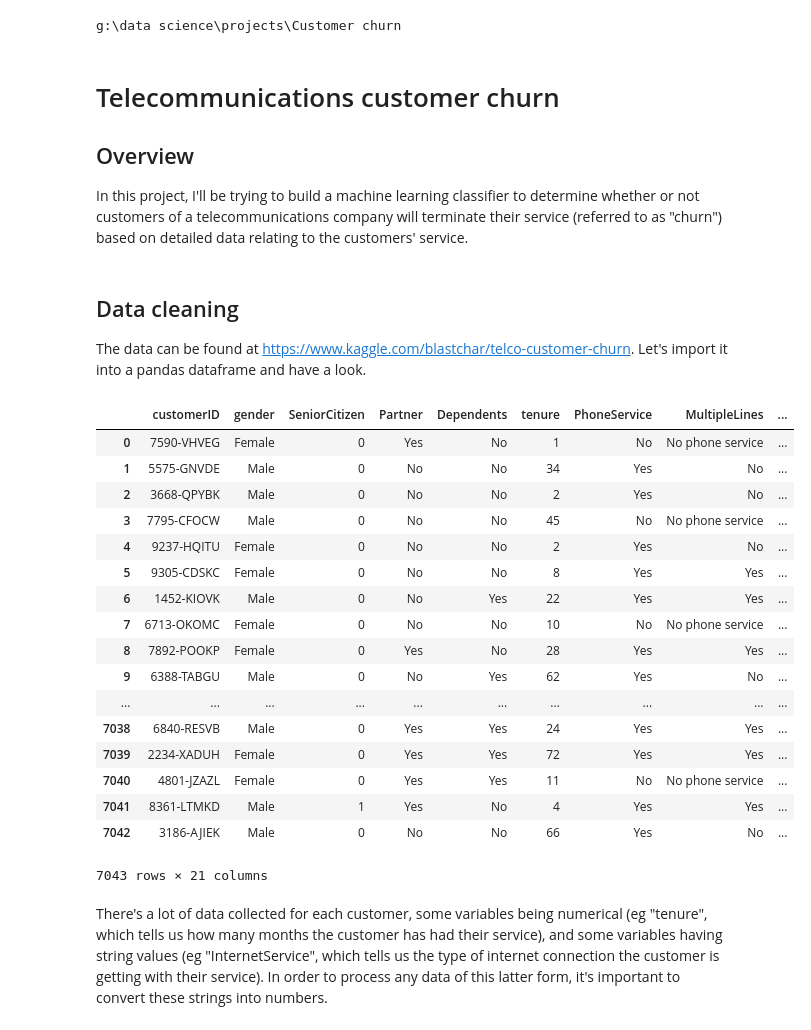
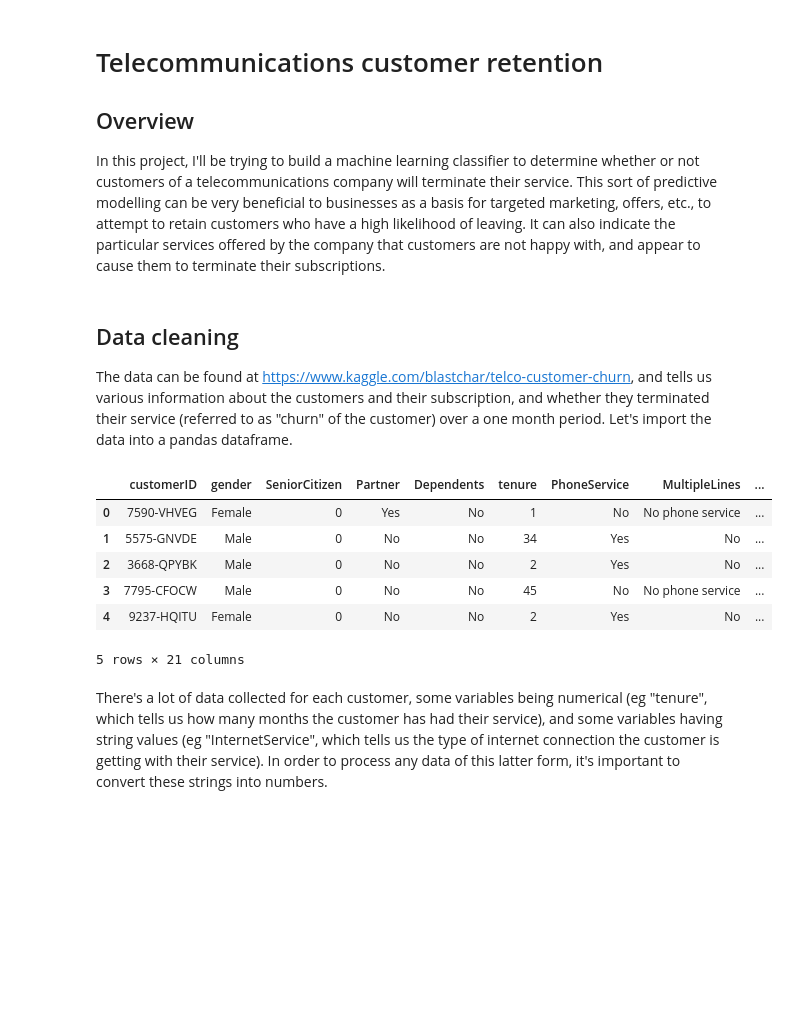
Before and after one commit to wjsloan/customer_retention, a Jupyter notebook: customer_retention.ipynb, the cells around one changed output. Cells and saved outputs as stored; diff of their text form; code cells hidden in the pictures; blank space fills up the shorter version.

```diff
--- a/customer_retention.ipynb
+++ b/customer_retention.ipynb
@@ -1,42 +1,27 @@
-# %%
-cd g:\data science\projects\Customer churn
-# %% [output]
-g:\data science\projects\Customer churn
 # %% [markdown]
-# Telecommunications customer churn
+# Telecommunications customer retention
 
 ## Overview
 
-In this project, I'll be trying to build a machine learning classifier to determine whether or not customers of a telecommunications company will terminate their service (referred to as "churn") based on detailed data relating to the customers' service.
+In this project, I'll be trying to build a machine learning classifier to determine whether or not customers of a telecommunications company will terminate their service. This sort of predictive modelling can be very beneficial to businesses as a basis for targeted marketing, offers, etc., to attempt to retain customers who have a high likelihood of leaving. It can also indicate the particular services offered by the company that customers are not happy with, and appear to cause them to terminate their subscriptions.
 # %% [markdown]
 ## Data cleaning
 
-The data can be found at https://www.kaggle.com/blastchar/telco-customer-churn. Let's import it into a pandas dataframe and have a look.
+The data can be found at https://www.kaggle.com/blastchar/telco-customer-churn, and tells us various information about the customers and their subscription, and whether they terminated their service (referred to as "churn" of the customer) over a one month period. Let's import the data into a pandas dataframe.
 # %%
 import pandas as pd
 import numpy as np
 
-data = pd.read_csv('churn-dataset.csv')
-data
+data = pd.read_csv('customer_retention_dataset.csv')
+data.head()
 # %% [output]
 |  | customerID | gender | SeniorCitizen | Partner | Dependents | tenure | PhoneService | MultipleLines | ... |
 | 0 | 7590-VHVEG | Female | 0 | Yes | No | 1 | No | No phone service | ... |
 | 1 | 5575-GNVDE | Male | 0 | No | No | 34 | Yes | No | ... |
 | 2 | 3668-QPYBK | Male | 0 | No | No | 2 | Yes | No | ... |
 | 3 | 7795-CFOCW | Male | 0 | No | No | 45 | No | No phone service | ... |
 | 4 | 9237-HQITU | Female | 0 | No | No | 2 | Yes | No | ... |
-| 5 | 9305-CDSKC | Female | 0 | No | No | 8 | Yes | Yes | ... |
-| 6 | 1452-KIOVK | Male | 0 | No | Yes | 22 | Yes | Yes | ... |
-| 7 | 6713-OKOMC | Female | 0 | No | No | 10 | No | No phone service | ... |
-| 8 | 7892-POOKP | Female | 0 | Yes | No | 28 | Yes | Yes | ... |
-| 9 | 6388-TABGU | Male | 0 | No | Yes | 62 | Yes | No | ... |
-| ... | ... | ... | ... | ... | ... | ... | ... | ... | ... |
-| 7038 | 6840-RESVB | Male | 0 | Yes | Yes | 24 | Yes | Yes | ... |
-| 7039 | 2234-XADUH | Female | 0 | Yes | Yes | 72 | Yes | Yes | ... |
-| 7040 | 4801-JZAZL | Female | 0 | Yes | Yes | 11 | No | No phone service | ... |
-| 7041 | 8361-LTMKD | Male | 1 | Yes | No | 4 | Yes | Yes | ... |
-| 7042 | 3186-AJIEK | Male | 0 | No | No | 66 | Yes | No | ... |
-7043 rows × 21 columns
+5 rows × 21 columns
 # %% [markdown]
 There's a lot of data collected for each customer, some variables being numerical (eg "tenure", which tells us how many months the customer has had their service), and some variables having string values (eg "InternetService", which tells us the type of internet connection the customer is getting with their service). In order to process any data of this latter form, it's important to convert these strings into numbers.
 # %%
```
Also changed, not shown: parts of 41 cells of this notebook.
